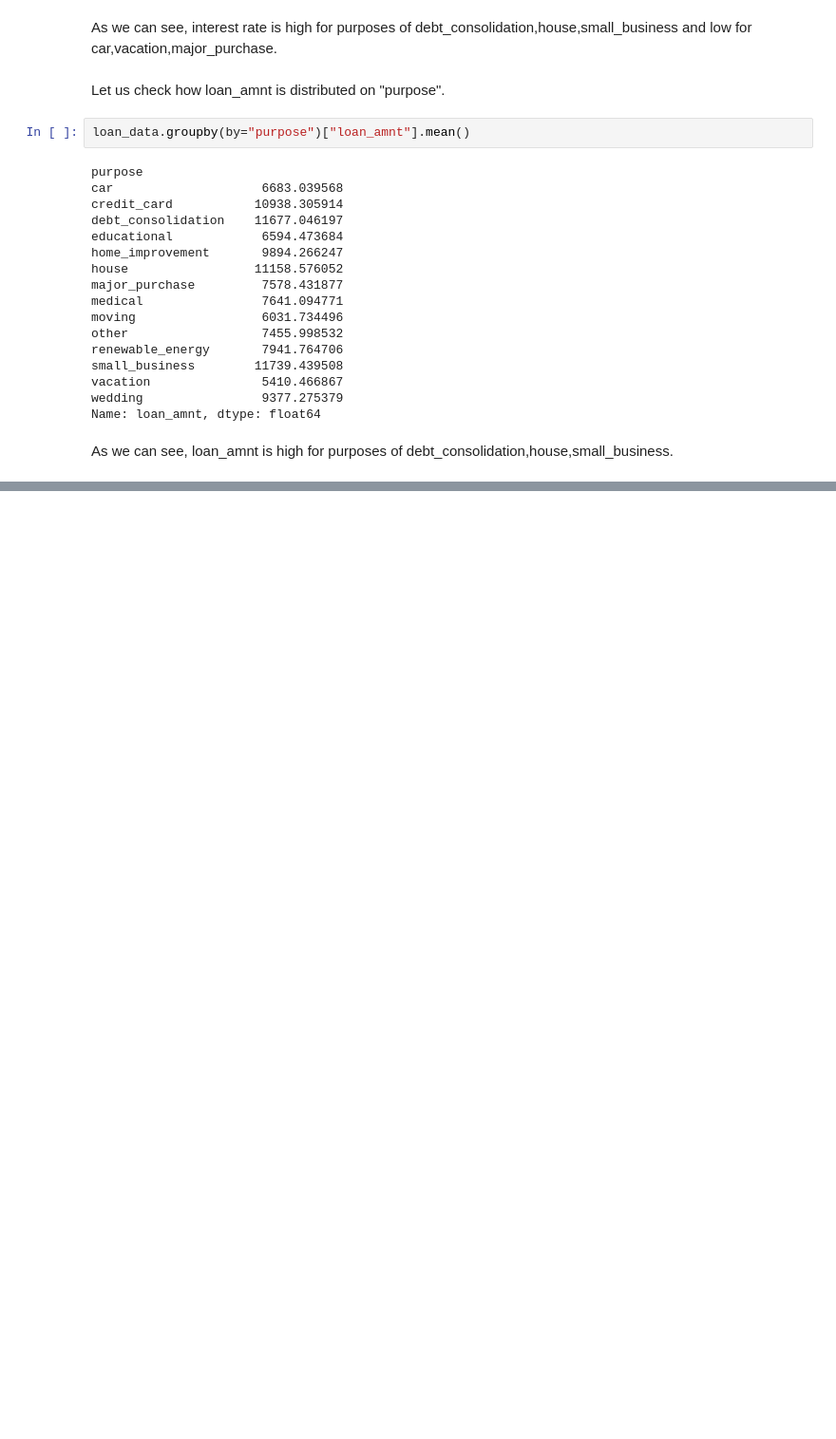
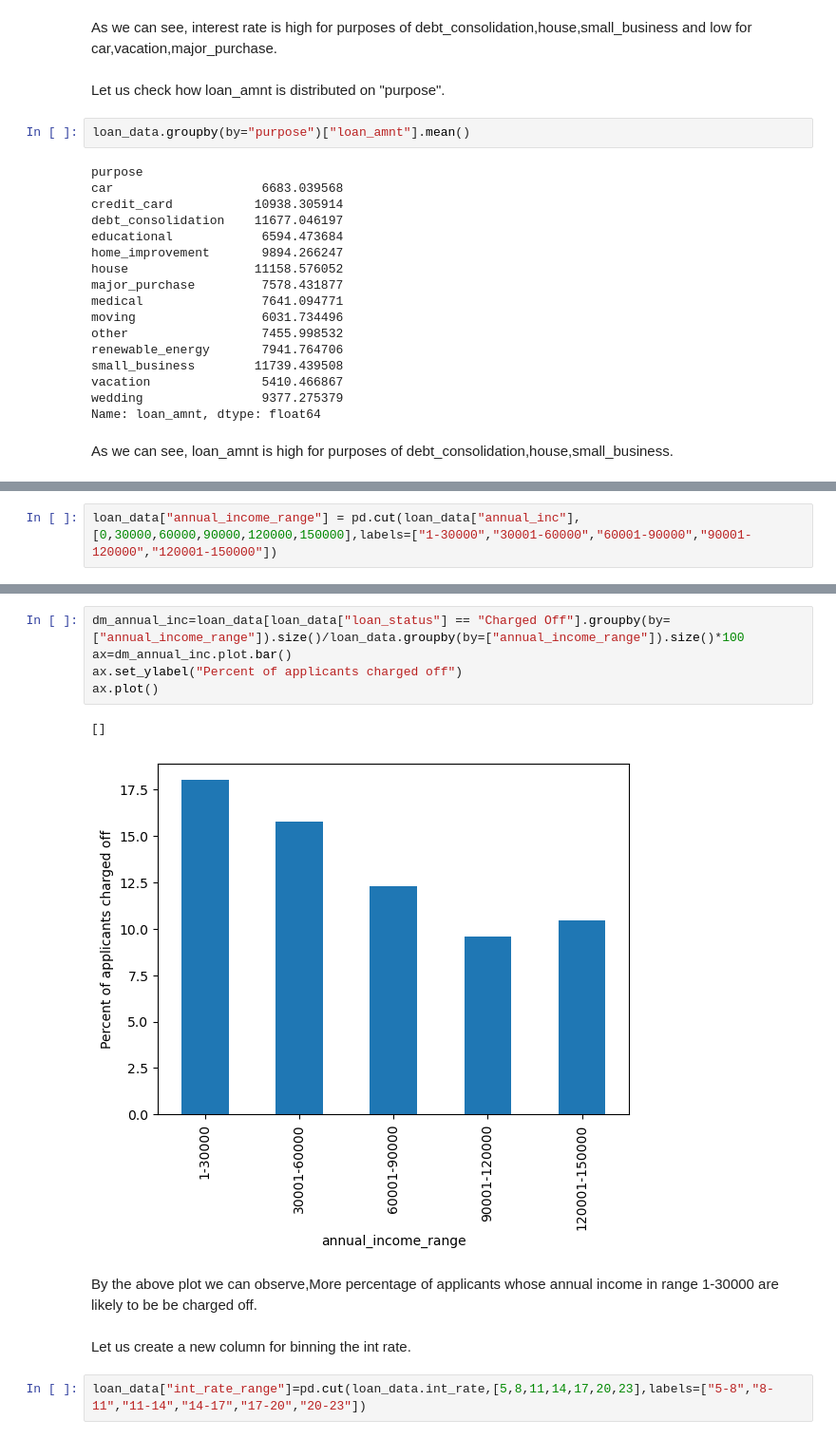
Before and after one commit to shivasaibondugula/LendingClub, a Jupyter notebook: shiva_sai_bondugula.ipynb, the cells around one changed output, grey strips where cells are left out. Shown at 95% size. Drawn from its saved outputs; the diff is of its cells as text; blank space fills up the shorter version.

```diff
--- a/shiva_sai_bondugula.ipynb
+++ b/shiva_sai_bondugula.ipynb
@@ -913,0 +913,2 @@ loan_data.pivot_table(index="loan_status",columns="grade",values="loan_amnt")
+# %%
+loan_data["annual_income_range"] = pd.cut(loan_data["annual_inc"],[0,30000,60000,90000,120000,150000],labels=["1-30000","30001-60000","60001-90000","90001-120000","120001-150000"])
@@ -913,0 +931,14 @@ loan_data.pivot_table(index="loan_status",columns="grade",values="loan_amnt")
+# %%
+dm_annual_inc=loan_data[loan_data["loan_status"] == "Charged Off"].groupby(by=["annual_income_range"]).size()/loan_data.groupby(by=["annual_income_range"]).size()*100
+ax=dm_annual_inc.plot.bar()
+ax.set_ylabel("Percent of applicants charged off")
+ax.plot()
+# %% [output]
+[]
+[figure, added]
+# %% [markdown]
+By the above plot we can observe,More percentage of applicants whose annual income in range 1-30000 are likely to be be charged off.
+# %% [markdown]
+Let us create a new column for binning the int rate.
+# %%
+loan_data["int_rate_range"]=pd.cut(loan_data.int_rate,[5,8,11,14,17,20,23],labels=["5-8","8-11","11-14","14-17","17-20","20-23"])
```
Also changed, not shown: parts of 67 cells of this notebook.
